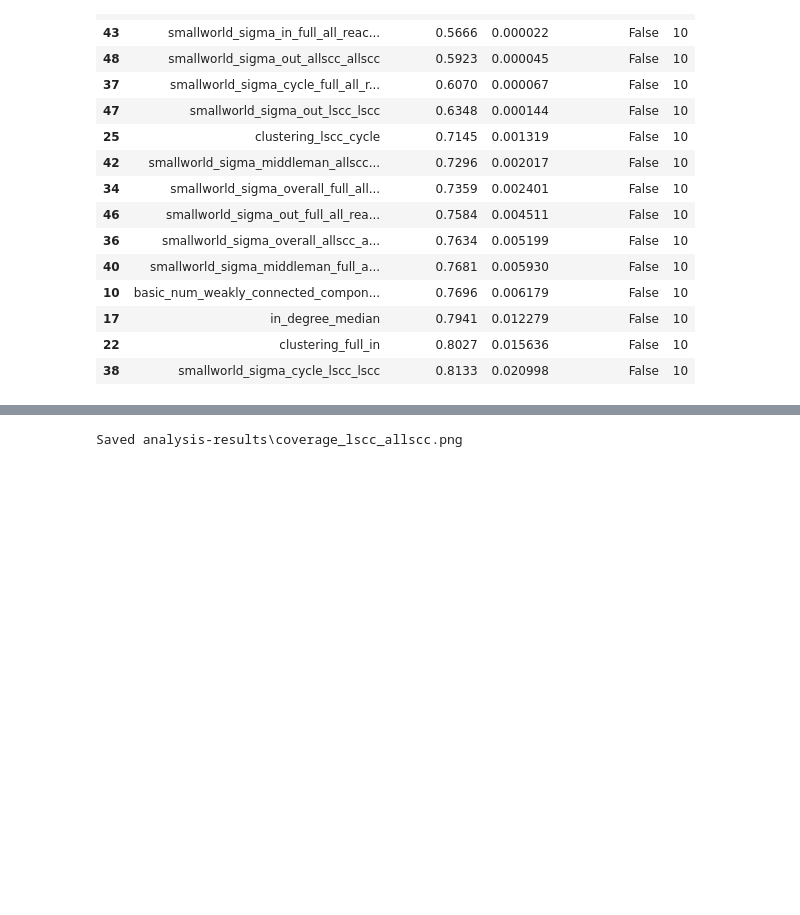
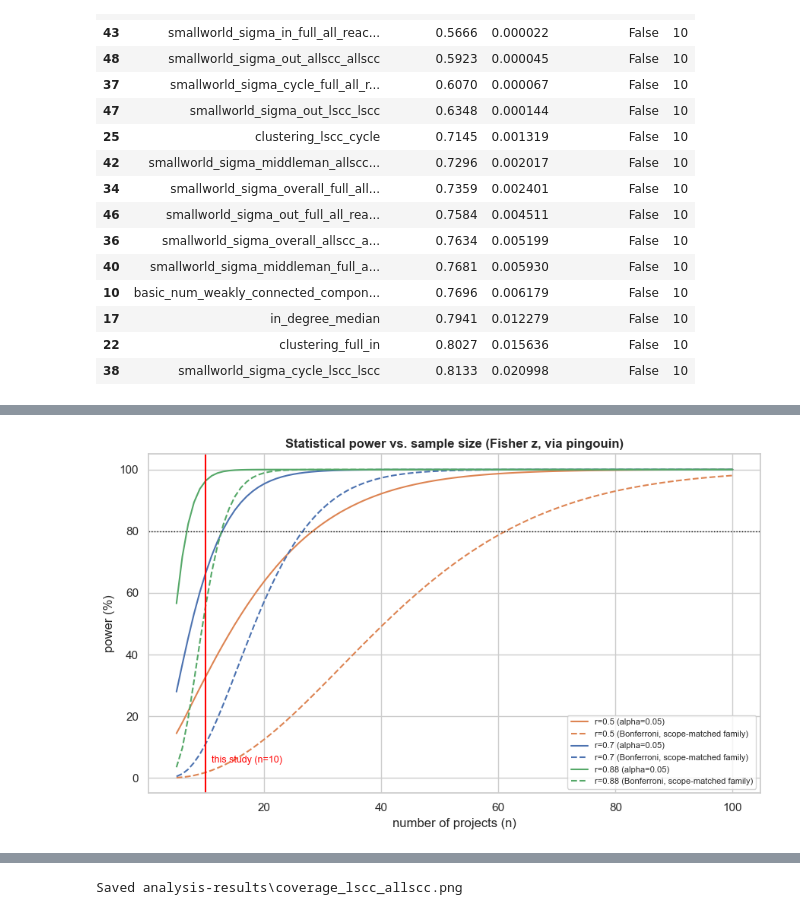
Before and after one commit to MauroZorzin/small-world-property, a Jupyter notebook: analyse.ipynb, the cells around one changed output, grey strips where cells are left out. Drawn from its saved outputs; the diff is of its cells as text; code cells hidden in the pictures; blank space fills up the shorter version.

```diff
--- a/analyse.ipynb
+++ b/analyse.ipynb
@@ -781,0 +1058,19 @@ Saved analysis-results\best_estimators_candidates.csv
+# %%
+pool_sigma = {'Sigma scope-matched only': df_sigma_matched_corr}
+
+summary_rows = []
+for pool_name, pool_df in pool_sigma.items():
+    row = {'candidate_pool': pool_name}
+    for q_col in QUALITY_TARGETS:
+        best = best_row(pool_df, q_col)
+        if best is None:
+            row[q_col] = 'n/a'
+        else:
+            mark = ' *' if best['significant_fdr'] else ''
+            row[q_col] = f"{pretty_label(best['arch_metric'])} | r={best['primary_r']:.2f}{mark} (p_fdr={best['p_value_fdr']:.3f})"
+    summary_rows.append(row)
+
+df_best_sigma = pd.DataFrame(summary_rows).set_index('candidate_pool')
+save_table(df_best_sigma.reset_index(), 'best_estimators_summary_sigma.csv')
+display(Markdown('### Best Scope-Matched Sigma Estimator per Quality Metric  (* = FDR-significant)'))
+display(df_best_sigma)
@@ -781,0 +1173,62 @@ Saved analysis-results\best_estimators_candidates.csv
+# %%
+N_PROJECTS = len(PROJECT_ORDER)
+ALPHA_UNCORRECTED = 0.05
+ALPHA_SIGMA_FAMILY = 0.05 / len(df_sigma_corr)
+ALPHA_ALL_FAMILY = 0.05 / len(df_corr)
+ALPHA_MATCHED_FAMILY = 0.05 / len(df_sigma_matched_corr)
+
+alpha_levels = {
+    'alpha=0.05 (uncorrected)': ALPHA_UNCORRECTED,
+    f'alpha=0.05/{len(df_sigma_corr)} (Bonferroni bound, sigma family)': ALPHA_SIGMA_FAMILY,
+    f'alpha=0.05/{len(df_corr)} (Bonferroni bound, all-variables family)': ALPHA_ALL_FAMILY,
+    f'alpha=0.05/{len(df_sigma_matched_corr)} (Bonferroni bound, sigma scope-matched family)': ALPHA_MATCHED_FAMILY,
+}
+effect_sizes = {'small (r=0.1)': 0.1, 'medium (r=0.3)': 0.3, 'large (r=0.5)': 0.5,
+                 'very large (r=0.7)': 0.7, f'observed max (r={df_sigma_corr["primary_r"].abs().max():.2f})': df_sigma_corr['primary_r'].abs().max()}
+
+power_rows = []
+n_needed_rows = []
+for label, r in effect_sizes.items():
+    power_row = {'effect_size': label}
+    n_row = {'effect_size': label}
+    for alpha_label, alpha in alpha_levels.items():
+        power_row[alpha_label] = round(pg.power_corr(r=r, n=N_PROJECTS, alpha=alpha, power=None) * 100, 2)
+        n_row[alpha_label] = round(pg.power_corr(r=r, power=0.80, alpha=alpha, n=None), 1)
+    power_rows.append(power_row)
+    n_needed_rows.append(n_row)
+
+df_power = pd.DataFrame(power_rows)
+df_n_needed = pd.DataFrame(n_needed_rows)
+save_table(df_power, 'power_analysis_by_effect_size.csv')
+save_table(df_n_needed, 'power_analysis_n_needed.csv')
+
+display(Markdown(f'### Power (%) to detect a true correlation with only {N_PROJECTS} projects'))
+display(df_power)
+display(Markdown('### Projects needed for 80% power'))
+display(df_n_needed)
+
+min_r_rows = [{'alpha': alpha_label, 'min_detectable_r_at_80pct_power': round(pg.power_corr(n=N_PROJECTS, power=0.80, alpha=alpha, r=None), 3)}
+              for alpha_label, alpha in alpha_levels.items()]
+df_min_r = pd.DataFrame(min_r_rows)
+save_table(df_min_r, 'power_analysis_min_detectable_r.csv')
+display(Markdown(f'### Minimum true r detectable with 80% power at n={N_PROJECTS}'))
+display(df_min_r)
+
+n_range = np.arange(5, 101)
+fig, ax = plt.subplots(figsize=(9, 5.5))
+for r, color in zip([0.5, 0.7, 0.88], ['#DD8452', '#4C72B0', '#55A868']):
+    ax.plot(n_range, [pg.power_corr(r=r, n=n, alpha=ALPHA_UNCORRECTED, power=None) * 100 for n in n_range],
+            label=f'r={r} (alpha=0.05)', color=color)
+    ax.plot(n_range, [pg.power_corr(r=r, n=n, alpha=ALPHA_MATCHED_FAMILY, power=None) * 100 for n in n_range],
+            label=f'r={r} (Bonferroni, scope-matched family)', color=color, linestyle='--')
+ax.axhline(80, color='black', linewidth=1, linestyle=':')
+ax.axvline(N_PROJECTS, color='red', linewidth=1.5)
+ax.text(N_PROJECTS + 1, 5, f'this study (n={N_PROJECTS})', color='red', fontsize=9)
+ax.set_xlabel('number of projects (n)')
+ax.set_ylabel('power (%)')
+ax.set_title('Statistical power vs. sample size (Fisher z, via pingouin)', fontweight='bold')
+ax.legend(fontsize=8, loc='lower right')
+plt.tight_layout()
+save_fig(fig, 'power_analysis_curve.png')
+plt.show()
+# %% [output]
@@ -781,0 +1259 @@ Saved analysis-results\best_estimators_candidates.csv
+[figure, added]
```
Also changed, not shown: parts of 31 cells of this notebook, 2 other files.
